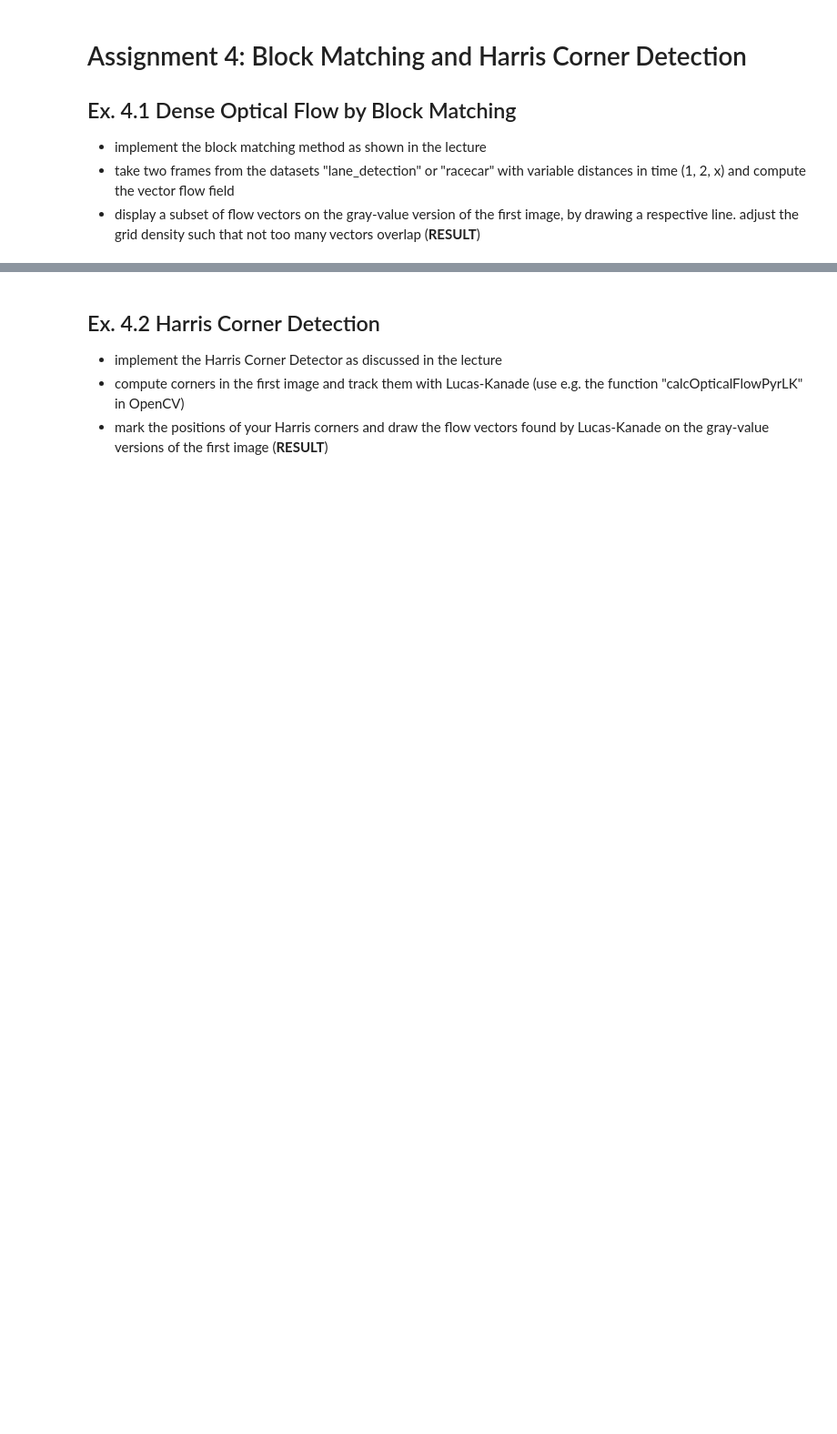
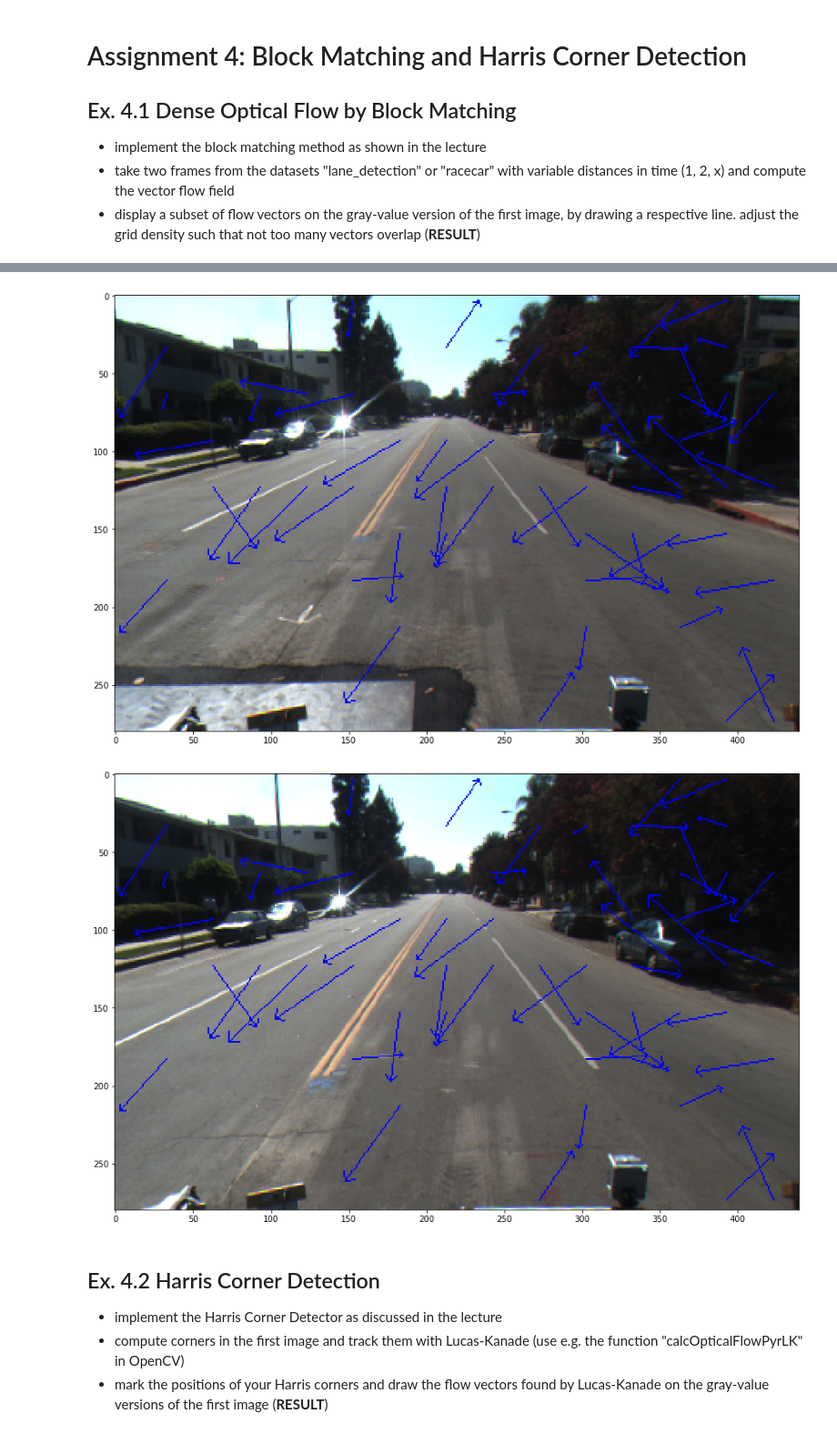
Before and after one commit to YJ14/Computer-Vision-2018, a Jupyter notebook: 04_BlockMatching_HarrisCorners.ipynb, the cells around one changed output, grey strips where cells are left out. Shown at 91% size. Cells and saved outputs as stored; diff of their text form; code cells hidden in the pictures; blank space fills up the shorter version.

```diff
--- a/04_BlockMatching_HarrisCorners.ipynb
+++ b/04_BlockMatching_HarrisCorners.ipynb
@@ -147,3 +140,20 @@ NameError: name 'blockMatching' is not defined
+# %%
+
+plt.figure(0, figsize=(15,10))
+im0 = drawArrows(lane1, res)
+plt.imshow(im0)
+
+plt.figure(1, figsize=(15,10))
+im1 = drawArrows(lane2, res)
+plt.imshow(im1)
+
+plt.figure(2, figsize=(15,10))
+plt.imshow(lane1)
+
+plt.show()
+# %% [output]
+[figure, added]
+[figure, added]
 # %% [markdown]
 ## Ex. 4.2 Harris Corner Detection
 * implement the Harris Corner Detector as discussed in the lecture
```
Also changed, not shown: parts of 4 cells of this notebook.
